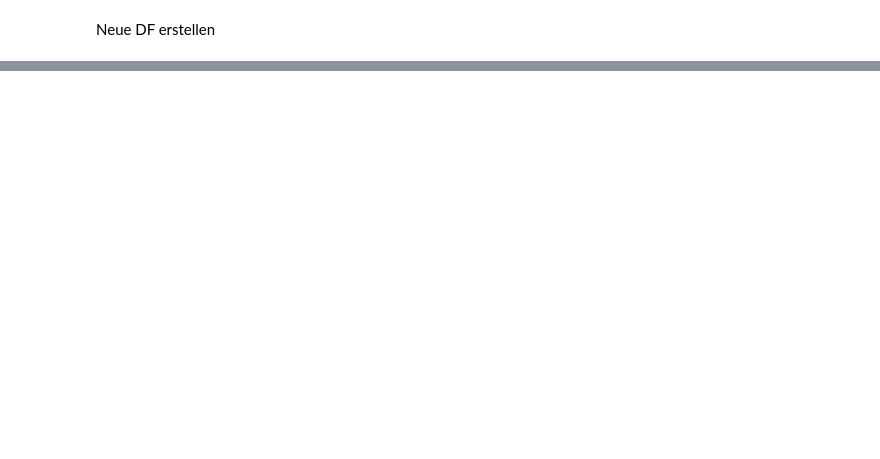
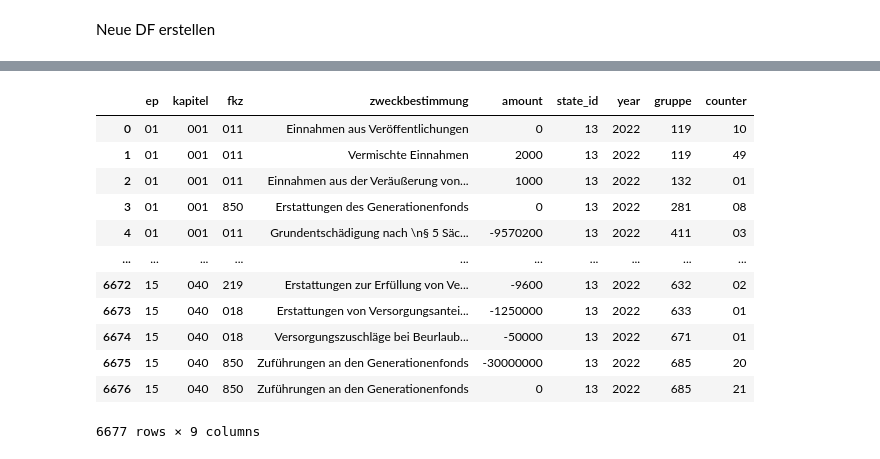
Before and after one commit to Toffeltonius/Haushaltsged-ns, a Jupyter notebook: upload_budget_sachs.ipynb, the cells around one changed output, grey strips where cells are left out. Saved outputs shown, nothing was run; the diff lists cells and outputs as text; code cells hidden in the pictures; blank space fills up the shorter version.

```diff
--- a/upload_budget_sachs.ipynb
+++ b/upload_budget_sachs.ipynb
@@ -57,5 +149,8 @@ State-ID hinzugefügt
 sachsen_22.insert(loc=10,
           column='state_id',
           value=13)
+sachsen_22.insert(loc=11,
+            column='year',
+            value=2022)
 # %%
 sachsen_22.head()
@@ -97,4 +247,6 @@ sachsen_22.tail()
 # %%
-sachsen_22['kapitel'] = sachsen_22['kapitel'].apply(lambda x:x.zfill(2))
+sachsen_22['kapitel'] = sachsen_22['kapitel'].apply(lambda x:x.zfill(3))
+sachsen_22['fkz'] = sachsen_22['fkz'].astype(str)
+sachsen_22['fkz'] = sachsen_22['fkz'].apply(lambda x:x.zfill(3))
 # %%
 sachsen_22.head()
@@ -112,0 +308,27 @@ fkz_index_df.info()
+# %%
+sachsen_ep = sachsen_22[['ep','bezeichnung', 'state_id', 'year']].copy()
+sachsen_ep.rename(columns={'bezeichnung':'ep_txt'}, inplace=True)
+sachsen_ep.drop_duplicates(inplace=True)
+
+sachsen_kapitel = sachsen_22[['ep','kapitel', 'bezeichnung.1', 'state_id', 'year']].copy()
+sachsen_kapitel.rename(columns={'bezeichnung.1':'kapitel_txt'}, inplace=True)
+sachsen_kapitel.drop_duplicates(inplace=True)
+
+sachsen_22 = sachsen_22.drop(['bezeichnung', 'bezeichnung.1', 'bezeichnung_fkz'], axis=1)
+sachsen_22.rename(columns={'ansatz_2022_in_euro':'amount'}, inplace=True)
+
+sachsen_22
+# %% [output]
+|  | ep | kapitel | fkz | zweckbestimmung | amount | state_id | year | gruppe | counter |
+| 0 | 01 | 001 | 011 | Einnahmen aus Veröffentlichungen | 0 | 13 | 2022 | 119 | 10 |
+| 1 | 01 | 001 | 011 | Vermischte Einnahmen | 2000 | 13 | 2022 | 119 | 49 |
+| 2 | 01 | 001 | 011 | Einnahmen aus der Veräußerung von... | 1000 | 13 | 2022 | 132 | 01 |
+| 3 | 01 | 001 | 850 | Erstattungen des Generationenfonds | 0 | 13 | 2022 | 281 | 08 |
+| 4 | 01 | 001 | 011 | Grundentschädigung nach \n§ 5 Säc... | -9570200 | 13 | 2022 | 411 | 03 |
+| ... | ... | ... | ... | ... | ... | ... | ... | ... | ... |
+| 6672 | 15 | 040 | 219 | Erstattungen zur Erfüllung von Ve... | -9600 | 13 | 2022 | 632 | 02 |
+| 6673 | 15 | 040 | 018 | Erstattungen von Versorgungsantei... | -1250000 | 13 | 2022 | 633 | 01 |
+| 6674 | 15 | 040 | 018 | Versorgungszuschläge bei Beurlaub... | -50000 | 13 | 2022 | 671 | 01 |
+| 6675 | 15 | 040 | 850 | Zuführungen an den Generationenfonds | -30000000 | 13 | 2022 | 685 | 20 |
+| 6676 | 15 | 040 | 850 | Zuführungen an den Generationenfonds | 0 | 13 | 2022 | 685 | 21 |
+6677 rows × 9 columns
```
Also changed, not shown: parts of 26 cells of this notebook, 5 other files.
